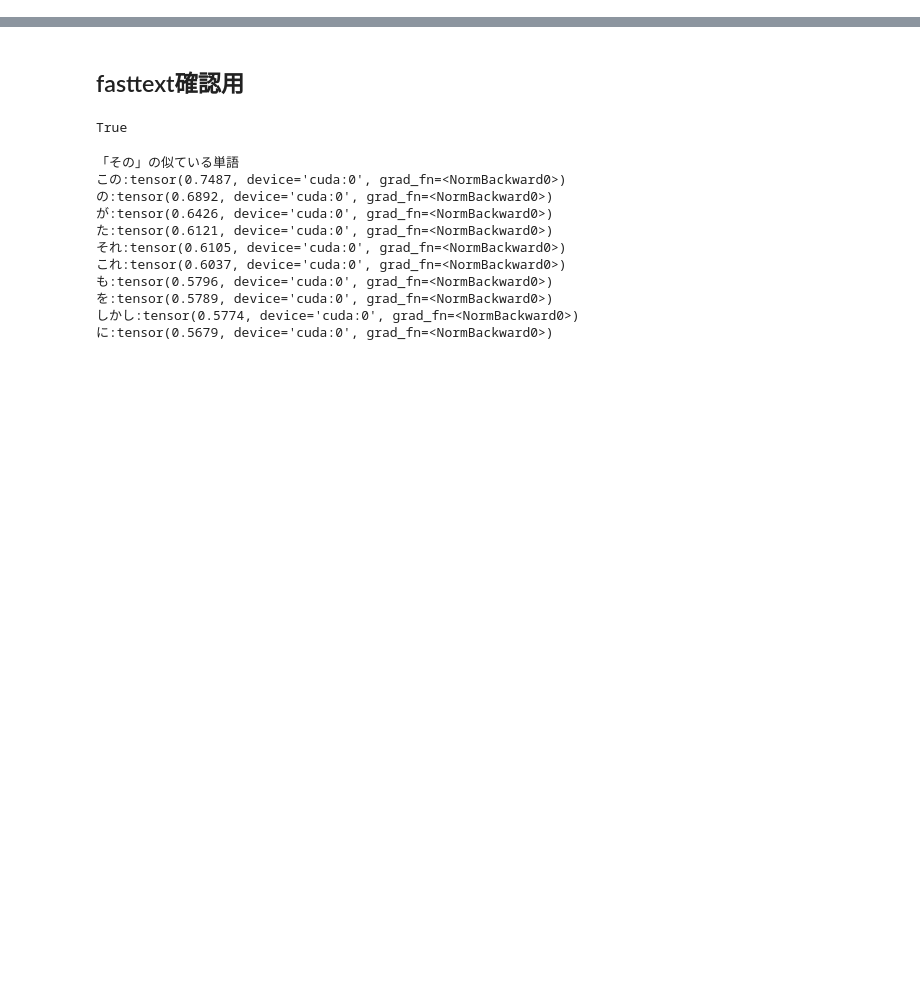
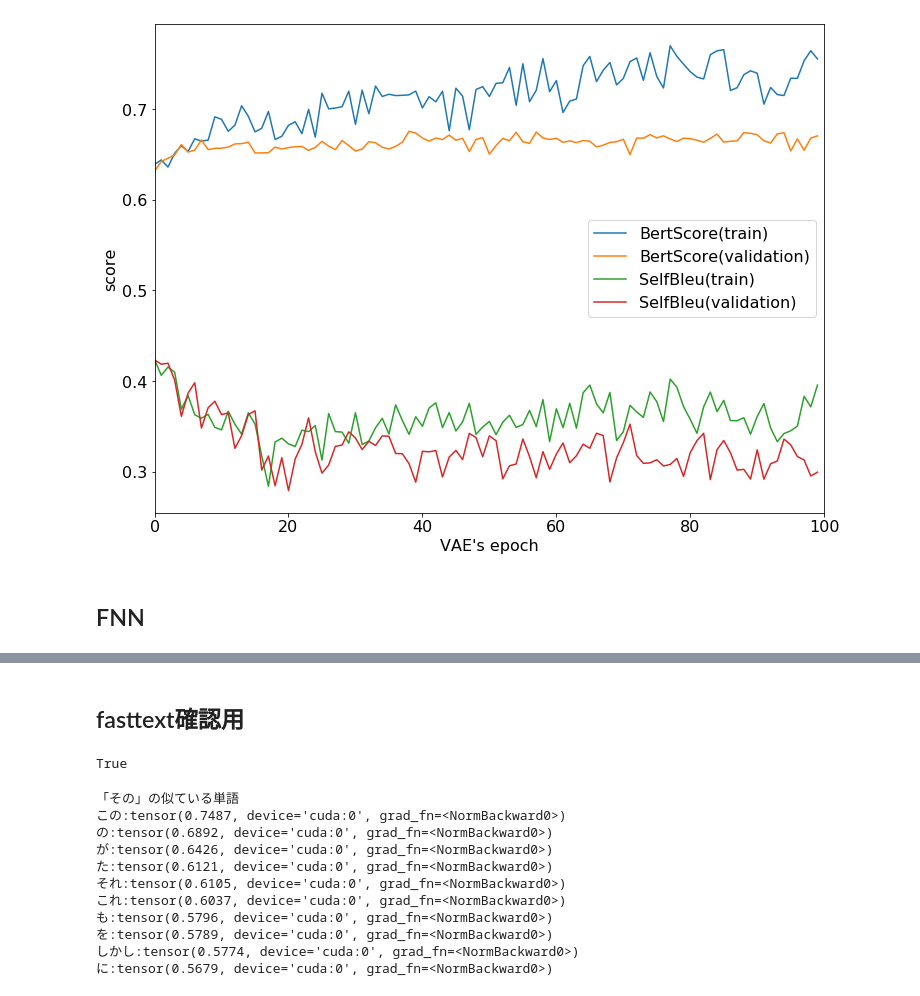
Before and after one commit to sirokome19/LSTMVAE, a Jupyter notebook: LSTMVAE.ipynb, the cells around one changed output, grey strips where cells are left out. Cells and saved outputs as stored; diff of their text form; code cells hidden in the pictures; blank space fills up the shorter version.

```diff
--- a/LSTMVAE.ipynb
+++ b/LSTMVAE.ipynb
@@ -44,13 +44,13 @@ REPORT_INTERVAL=1
 ae_lr=1e-2
 # %%
 # LABEL NAME
-data_source="wiki"
-feature="only_ja_small"
-feature="only_ja_sample"
+data_source="twitter"
+feature="QplusA"
+# feature="only_ja_sample"
 # data_source="orphans"
 # feature="all"
 
 log_dir='./log/{}/'.format("_".join(["train",data_source,feature]))
-if os.path.isdir(log_dir):
-    shutil.rmtree(log_dir)
-os.mkdir(log_dir)
+# if os.path.isdir(log_dir):
+#     shutil.rmtree(log_dir)
+# os.mkdir(log_dir)
@@ -268,0 +379,11 @@ result(train): 日本語 の は 文 を まとめる 重要 な 役割 を 果
+# %%
+from Util.selfbleu import CalcSelfBLEU
+def vae_selfbleu(_type):
+    selfbleu_history=[]
+    for i in range(AE_EPOCHS):
+        filename=log_dir+"AE_{}{:03}.txt".format(_type,i)
+        selfbleu2=CalcSelfBLEU(filename)
+        selfbleu_history.append(selfbleu2)
+    return selfbleu_history
+vae_selfbleu_train=vae_selfbleu("train")
+vae_selfbleu_val=vae_selfbleu("val")
@@ -268,0 +408,22 @@ result(train): 日本語 の は 文 を まとめる 重要 な 役割 を 果
+# %%
+x = [i for i in range(len(vae_bert_train))]
+fig = plt.figure(figsize=(12.0, 9.0))
+
+plt.plot(x, vae_bert_train, label="BertScore(train)")
+plt.plot(x, vae_bert_val, label="BertScore(validation)")
+plt.plot(x, vae_selfbleu_train, label="SelfBleu(train)")
+plt.plot(x, vae_selfbleu_val, label="SelfBleu(validation)")
+plt.xticks(fontsize =16)
+plt.yticks(fontsize =16)
+plt.rcParams["font.size"] = 16
+
+# fig, ax = plt.subplots()
+plt.xlim(0, 100)
+plt.xlabel("VAE's epoch")
+plt.ylabel('score')
+plt.legend()
+plt.show()
+# %% [output]
+[figure, added]
+# %% [markdown]
+## FNN
```
Also changed, not shown: parts of 23 cells of this notebook, 1 other file.
